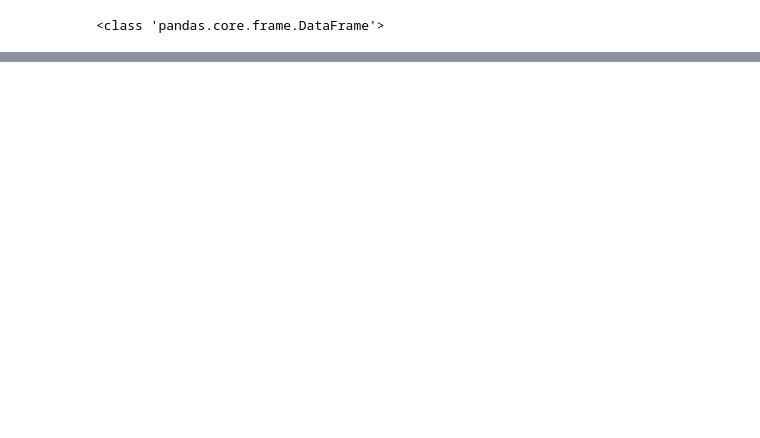
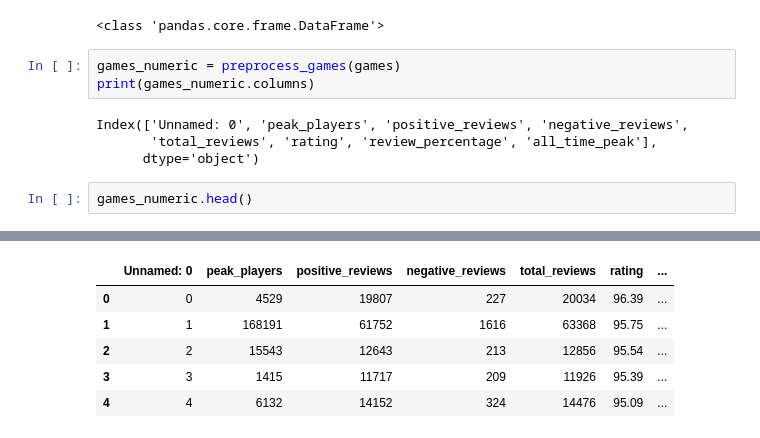
Before and after one commit to diegosanchez34/metagames_kedro, a Jupyter notebook: kedro-project/notebooks/data_exploration.ipynb, the cells around one changed output, grey strips where cells are left out. Cells and saved outputs as stored; diff of their text form; blank space fills up the shorter version.

```diff
--- a/kedro-project/notebooks/data_exploration.ipynb
+++ b/kedro-project/notebooks/data_exploration.ipynb
@@ -73,3 +52,13 @@ type(games)
 # %% [output]
 [interactive output not drawn]
 <class 'pandas.core.frame.DataFrame'>
+# %%
+games_numeric = preprocess_games(games)
+print(games_numeric.columns)
+# %% [output]
+Index(['Unnamed: 0', 'peak_players', 'positive_reviews', 'negative_reviews',
+       'total_reviews', 'rating', 'review_percentage', 'all_time_peak'],
+      dtype='object')
+# %%
+games_numeric.head()
+# %% [output]
@@ -75,0 +66,6 @@ type(games)
+|  | Unnamed: 0 | peak_players | positive_reviews | negative_reviews | total_reviews | rating | ... |
+| 0 | 0 | 4529 | 19807 | 227 | 20034 | 96.39 | ... |
+| 1 | 1 | 168191 | 61752 | 1616 | 63368 | 95.75 | ... |
+| 2 | 2 | 15543 | 12643 | 213 | 12856 | 95.54 | ... |
+| 3 | 3 | 1415 | 11717 | 209 | 11926 | 95.39 | ... |
+| 4 | 4 | 6132 | 14152 | 324 | 14476 | 95.09 | ... |
```
Also changed, not shown: parts of 4 cells of this notebook, 11 other files.
